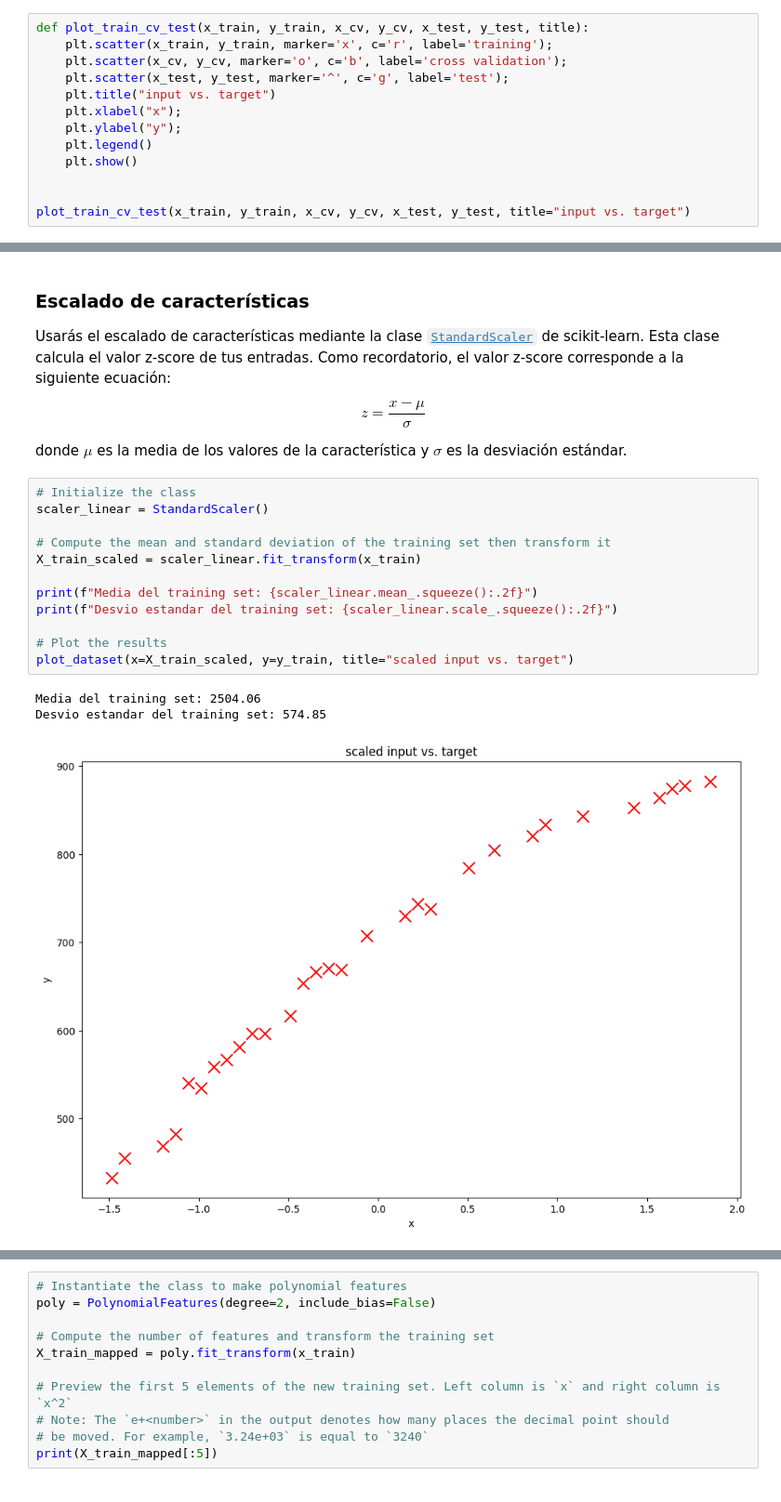
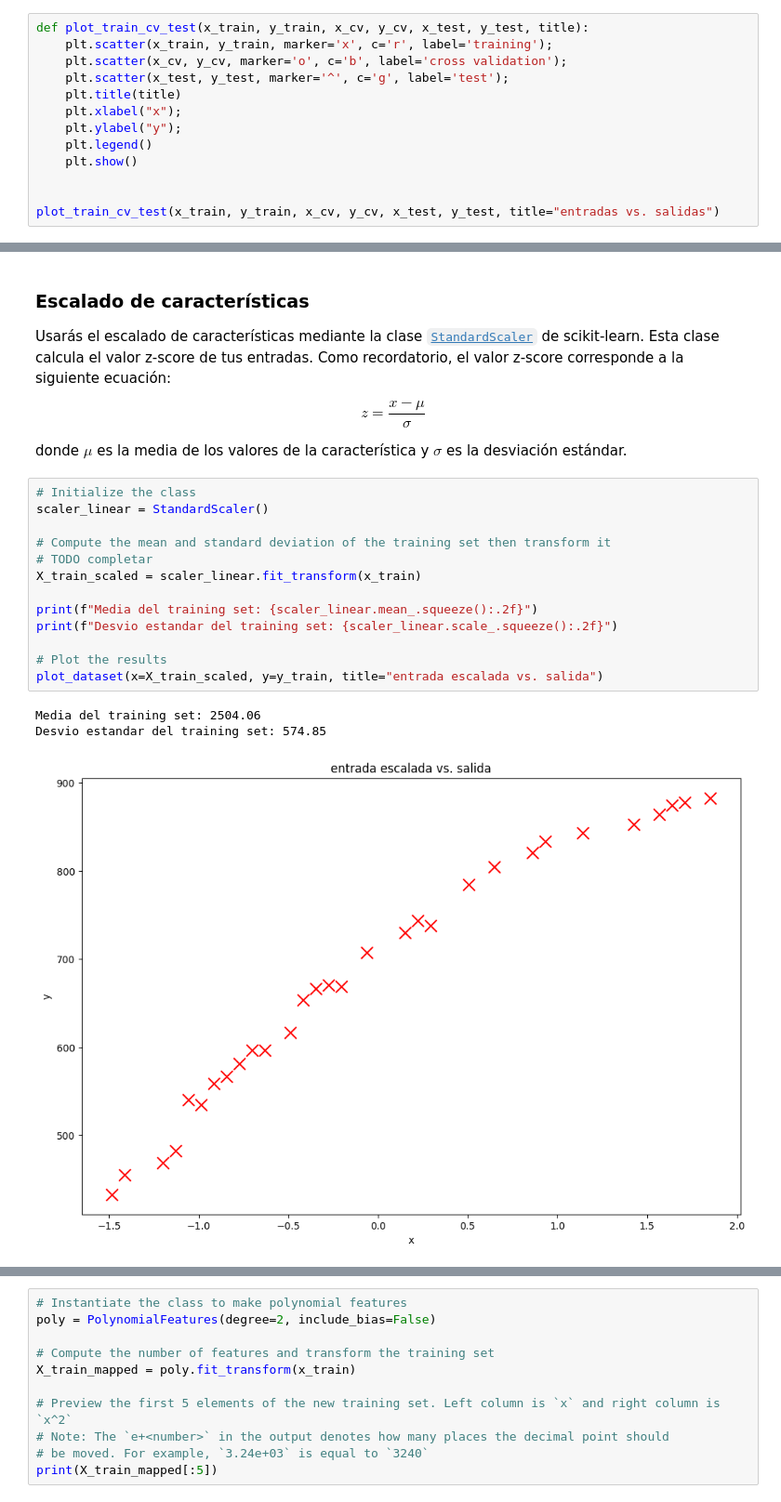
Before and after one commit to patok/intro-ML-labs, a Jupyter notebook: examen_final_Dic_2024.ipynb, the cells around one changed output, grey strips where cells are left out. Shown at 93% size. Saved outputs shown, nothing was run; the diff lists cells and outputs as text.

```diff
--- a/examen_final_Dic_2024.ipynb
+++ b/examen_final_Dic_2024.ipynb
@@ -105,12 +105,12 @@ def plot_train_cv_test(x_train, y_train, x_cv, y_cv, x_test, y_test, title):
     plt.scatter(x_train, y_train, marker='x', c='r', label='training');
     plt.scatter(x_cv, y_cv, marker='o', c='b', label='cross validation');
     plt.scatter(x_test, y_test, marker='^', c='g', label='test');
-    plt.title("input vs. target")
+    plt.title(title)
     plt.xlabel("x");
     plt.ylabel("y");
     plt.legend()
     plt.show()
 
 
-plot_train_cv_test(x_train, y_train, x_cv, y_cv, x_test, y_test, title="input vs. target")
+plot_train_cv_test(x_train, y_train, x_cv, y_cv, x_test, y_test, title="entradas vs. salidas")
 # %% [output]
@@ -128,19 +128,20 @@ donde $\mu$ es la media de los valores de la característica y $\sigma$ es la de
 # %%
 # Initialize the class
 scaler_linear = StandardScaler()
 
 # Compute the mean and standard deviation of the training set then transform it
+# TODO completar
 X_train_scaled = scaler_linear.fit_transform(x_train)
 
 print(f"Media del training set: {scaler_linear.mean_.squeeze():.2f}")
 print(f"Desvio estandar del training set: {scaler_linear.scale_.squeeze():.2f}")
 
 # Plot the results
-plot_dataset(x=X_train_scaled, y=y_train, title="scaled input vs. target")
+plot_dataset(x=X_train_scaled, y=y_train, title="entrada escalada vs. salida")
 # %% [output]
 Media del training set: 2504.06
 Desvio estandar del training set: 574.85
-[figure, old version]
+[figure, new version]
 # %% [markdown]
 ### Entrenar el modelo
 
```
Also changed, not shown: parts of 51 cells of this notebook, 2 other files.
